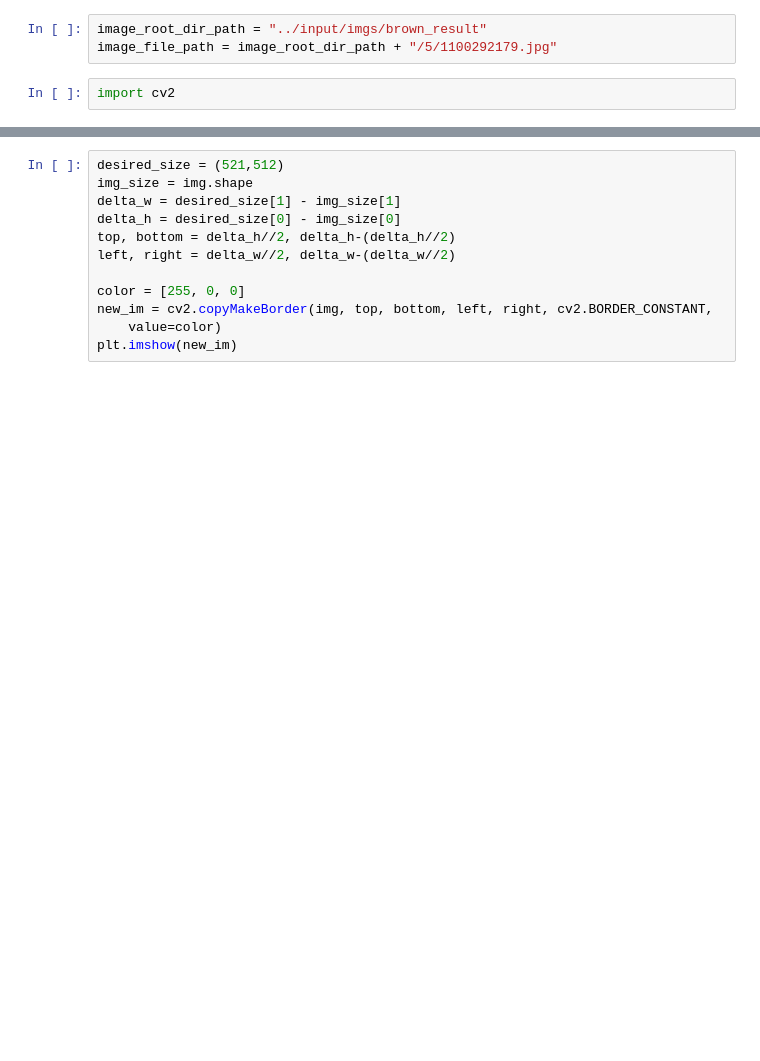
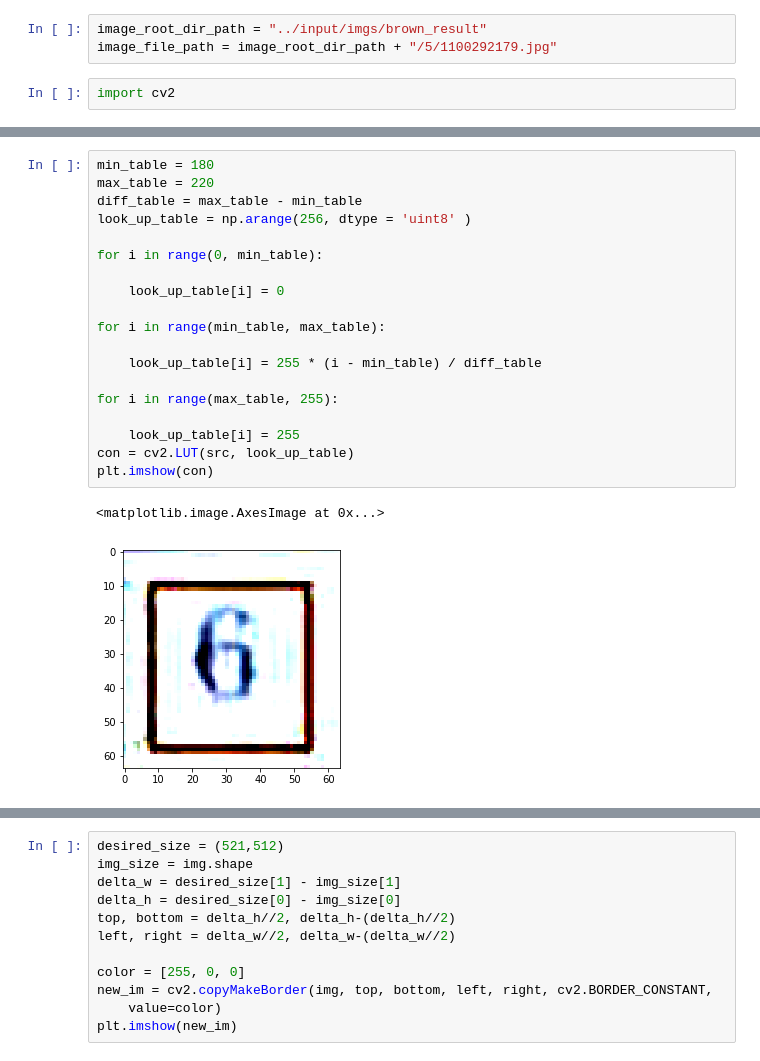
Before and after one commit to skyzhao3q/skyz_pyutils, a Jupyter notebook: skz_utils/image_padding.ipynb, the cells around one changed output, grey strips where cells are left out. Cells and saved outputs as stored; diff of their text form; blank space fills up the shorter version.

```diff
--- a/skz_utils/image_padding.ipynb
+++ b/skz_utils/image_padding.ipynb
@@ -37,0 +36,22 @@ The backend was *originally* set to 'module://ipykernel.pylab.backend_inline' by
+# %%
+min_table = 180
+max_table = 220
+diff_table = max_table - min_table
+look_up_table = np.arange(256, dtype = 'uint8' )
+
+for i in range(0, min_table):
+
+    look_up_table[i] = 0
+
+for i in range(min_table, max_table):
+
+    look_up_table[i] = 255 * (i - min_table) / diff_table
+
+for i in range(max_table, 255):
+
+    look_up_table[i] = 255
+con = cv2.LUT(src, look_up_table)
+plt.imshow(con)
+# %% [output]
+<matplotlib.image.AxesImage at 0x...>
+[figure, added]
```
Also changed, not shown: parts of 21 cells of this notebook, 9 other files.
